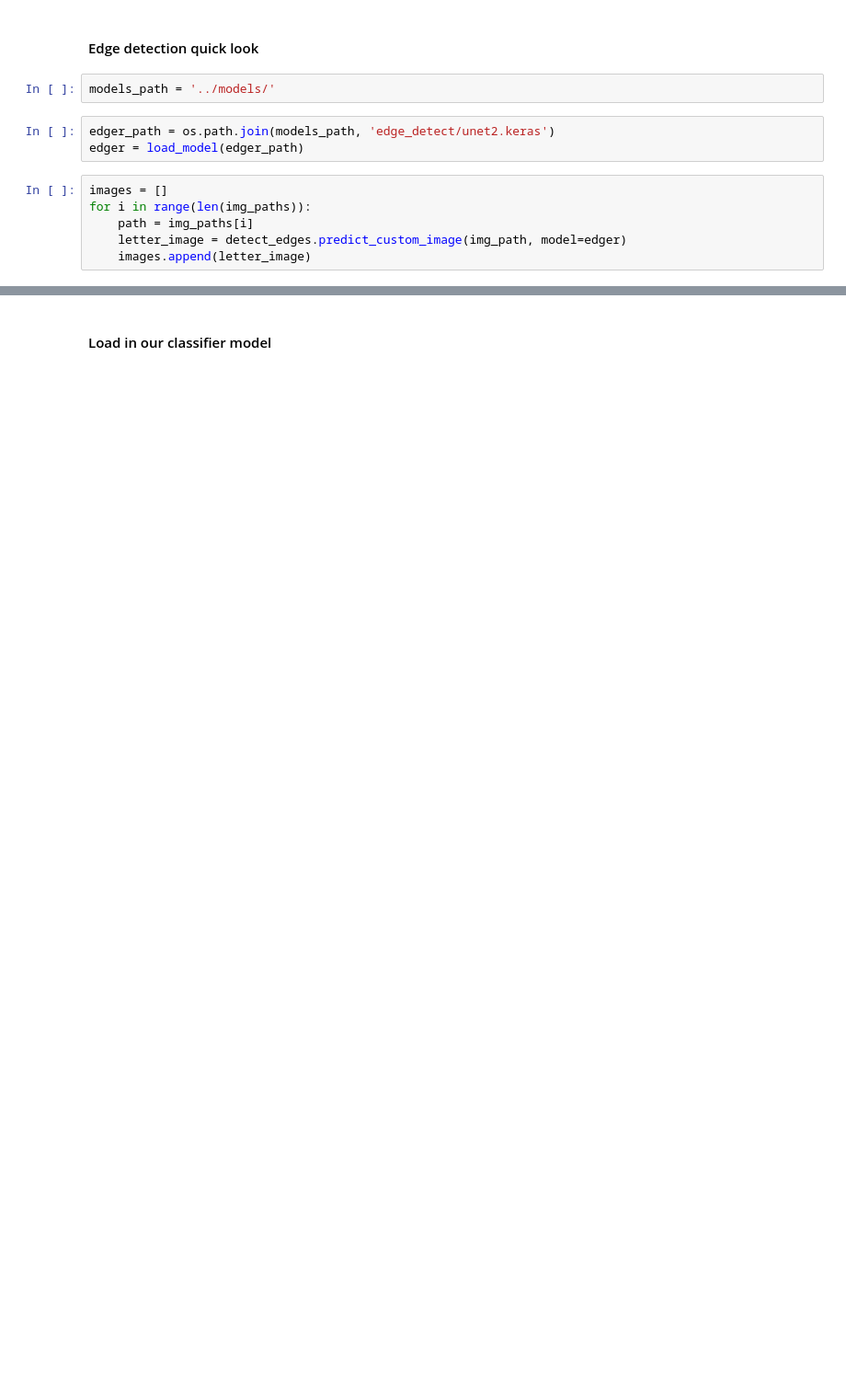
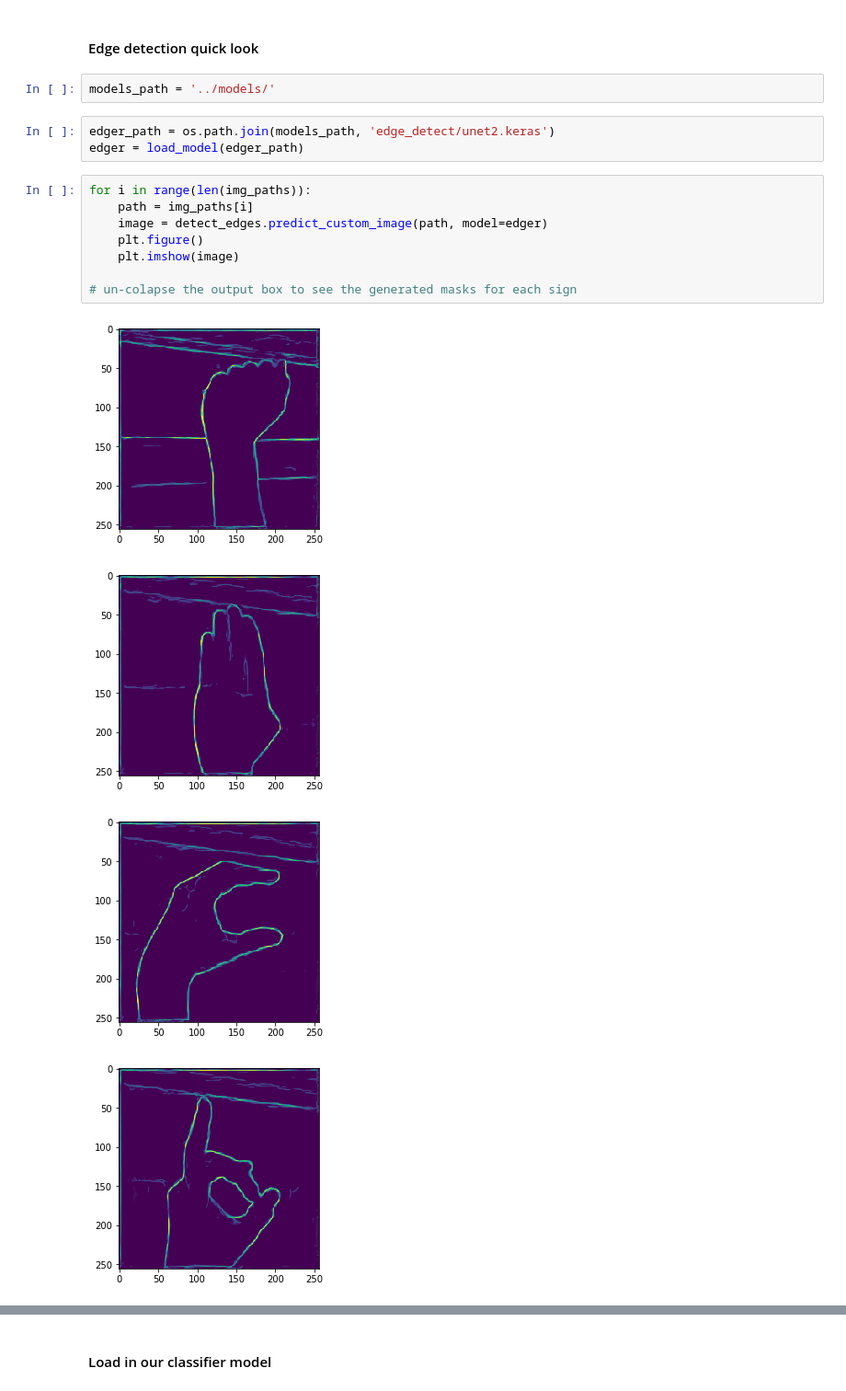
Before and after one commit to sam-thurman/asl_alphabet_image_classification, a Jupyter notebook: notebooks/Final_notebook.ipynb, the cells around one changed output, grey strips where cells are left out. Shown at 92% size. Saved outputs shown, nothing was run; the diff lists cells and outputs as text; blank space fills up the shorter version.

```diff
--- a/notebooks/Final_notebook.ipynb
+++ b/notebooks/Final_notebook.ipynb
@@ -47,8 +63,15 @@ models_path = '../models/'
 edger_path = os.path.join(models_path, 'edge_detect/unet2.keras')
 edger = load_model(edger_path)
 # %%
-images = []
 for i in range(len(img_paths)):
     path = img_paths[i]
-    letter_image = detect_edges.predict_custom_image(img_path, model=edger)
-    images.append(letter_image)
+    image = detect_edges.predict_custom_image(path, model=edger)
+    plt.figure()
+    plt.imshow(image)
+
+# un-colapse the output box to see the generated masks for each sign
+# %% [output]
+[figure, added]
+[figure, added]
+[figure, added]
+[figure, added]
```
Also changed, not shown: parts of 8 cells of this notebook, 1 other file.
